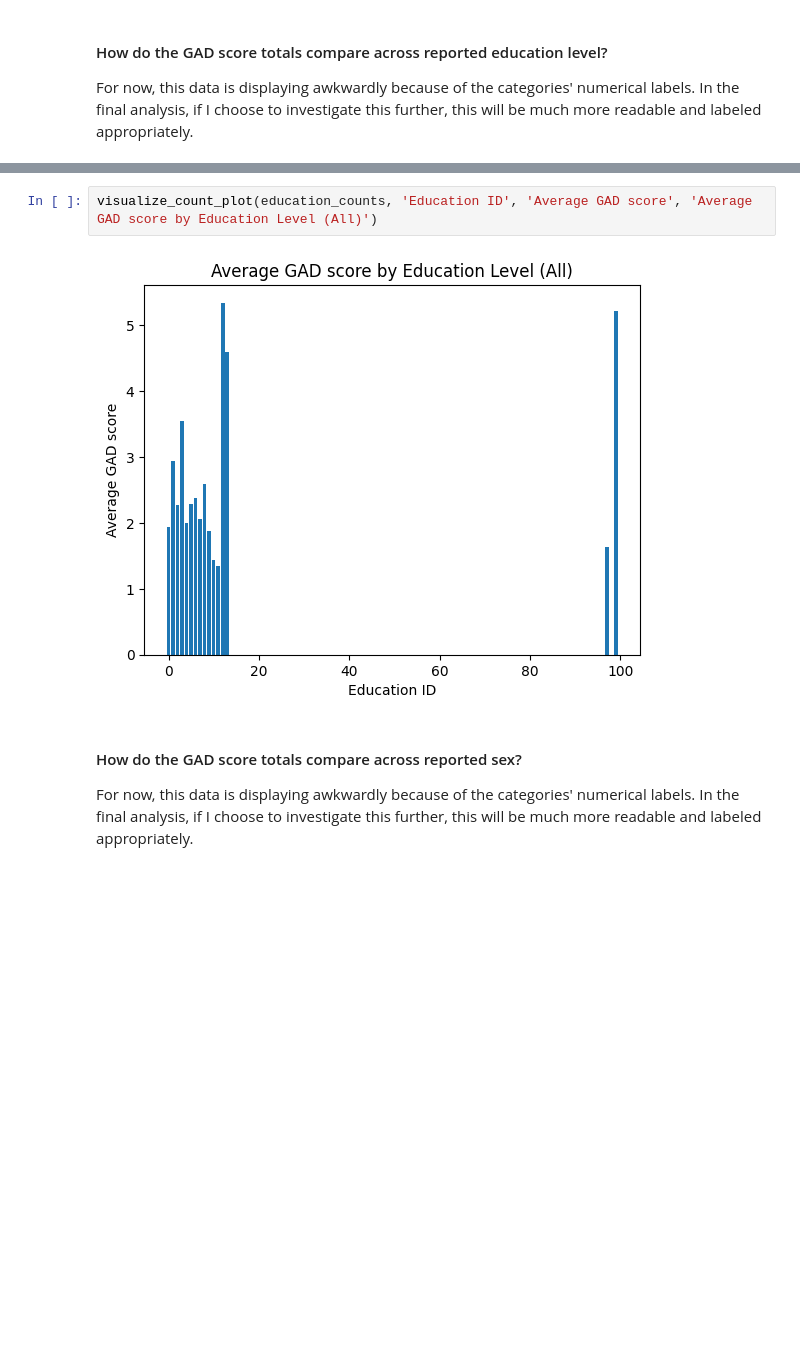
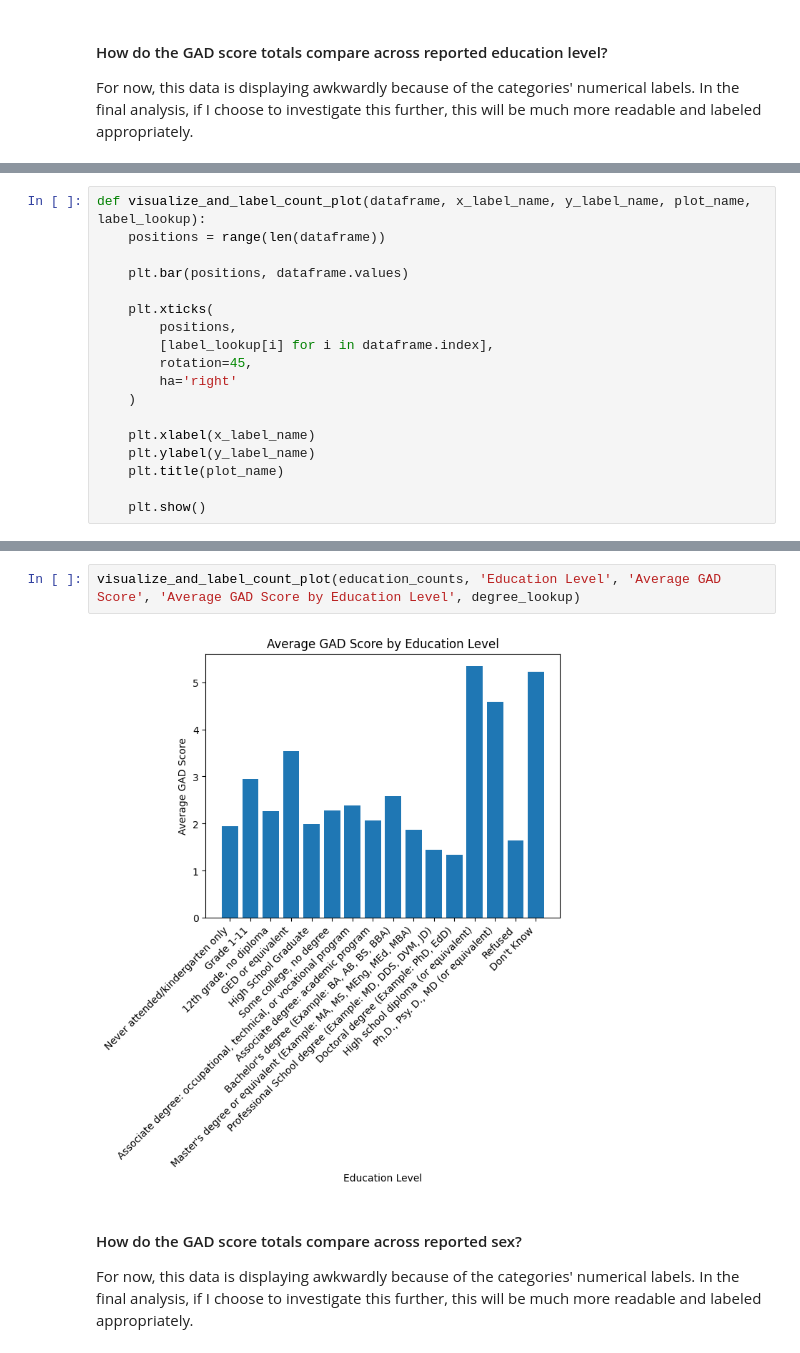
Before and after one commit to amallred/gaming-mental-health-analysis, a Jupyter notebook: notebooks/gad_eda.ipynb, the cells around one changed output, grey strips where cells are left out. Drawn from its saved outputs; the diff is of its cells as text; blank space fills up the shorter version.

```diff
--- a/notebooks/gad_eda.ipynb
+++ b/notebooks/gad_eda.ipynb
@@ -708,2 +717,20 @@ visualize_count_plot(usa_education_counts, 'Education ID', 'Average GAD score',
 # %% [output]
 [figure]
+# %%
+def visualize_and_label_count_plot(dataframe, x_label_name, y_label_name, plot_name, label_lookup):
+    positions = range(len(dataframe))
+
+    plt.bar(positions, dataframe.values)
+
+    plt.xticks(
+        positions,
+        [label_lookup[i] for i in dataframe.index],
+        rotation=45,
+        ha='right'
+    )
+
+    plt.xlabel(x_label_name)
+    plt.ylabel(y_label_name)
+    plt.title(plot_name)
+
+    plt.show()
@@ -710,7 +774,7 @@ visualize_count_plot(usa_education_counts, 'Education ID', 'Average GAD score',
 # %%
-visualize_count_plot(education_counts, 'Education ID', 'Average GAD score', 'Average GAD score by Education Level (All)')
+visualize_and_label_count_plot(education_counts, 'Education Level', 'Average GAD Score', 'Average GAD Score by Education Level', degree_lookup)
 # %% [output]
-[figure, old version]
+[figure, new version]
 # %% [markdown]
 #### How do the GAD score totals compare across reported sex?
 For now, this data is displaying awkwardly because of the categories' numerical labels. In the final analysis, if I choose to investigate this further, this will be much more readable and labeled appropriately.
```
Also changed, not shown: parts of 22 cells of this notebook, 3 other files.
